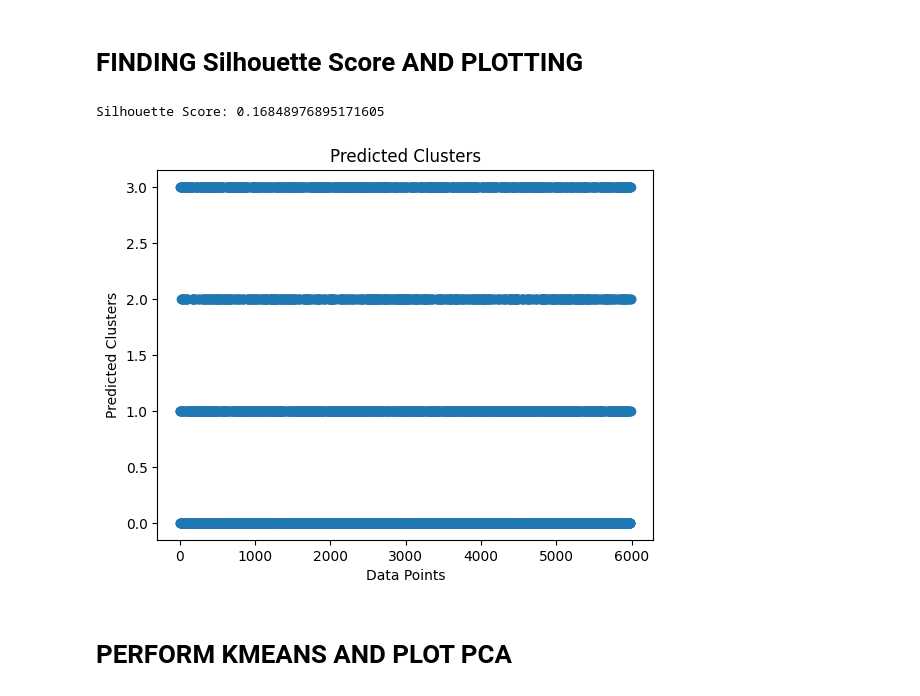
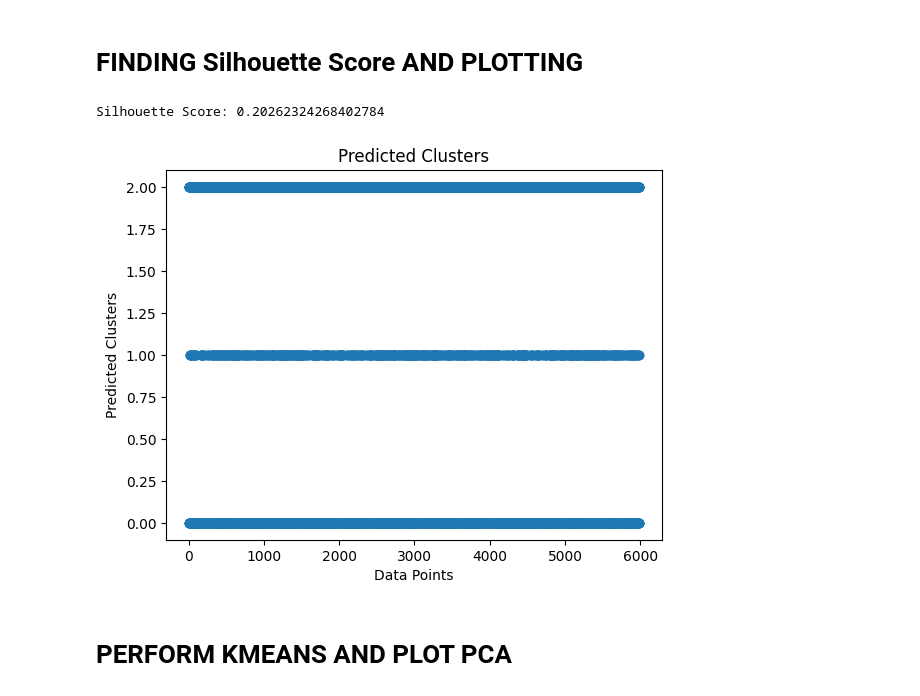
Before and after one commit to ML-Project-Team-5/Project_NetworkIDS, a Jupyter notebook: Scenario_2.ipynb, the cells around one changed output. Cells and saved outputs as stored; diff of their text form; code cells hidden in the pictures.

```diff
--- a/Scenario_2.ipynb
+++ b/Scenario_2.ipynb
@@ -104,36 +104,36 @@ import matplotlib.pyplot as plt
 # Drop the 'Cluster' column if it exists
 data_for_scaling = data.drop('Cluster', axis=1, errors='ignore')
 
 # Step 4: Data Preprocessing
 scaler = StandardScaler()
 scaled_data = scaler.fit_transform(data_for_scaling)
 
 # Manually set the optimal number of clusters based on the elbow method
-your_optimal_k = 4
+your_optimal_k = 3
 
 # Fit K-Means model to the training data
 kmeans = KMeans(n_clusters=your_optimal_k, init='k-means++', max_iter=300, n_init=10, random_state=2)
 kmeans.fit(scaled_data)
 
 # Assuming your test data has the same features as the training data
 scaled_test_data = scaler.transform(data_for_scaling)
 
 # Predict the clusters for the test data
 test_cluster_labels = kmeans.predict(scaled_test_data)
 
 # Silhouette Score for clustering evaluation
 silhouette_avg = silhouette_score(scaled_test_data, test_cluster_labels)
 print(f"Silhouette Score: {silhouette_avg}")
 
 # Plotting predicted clusters
 plt.scatter(range(len(test_cluster_labels)), test_cluster_labels, cmap='viridis', marker='o')
 plt.xlabel('Data Points')
 plt.ylabel('Predicted Clusters')
 plt.title('Predicted Clusters')
 plt.show()
 # %% [output]
-Silhouette Score: 0.16848976895171605
+Silhouette Score: 0.20262324268402784
-[figure, old version]
+[figure, new version]
 # %% [markdown]
 # PERFORM KMEANS AND PLOT PCA
 # %%
```
Also changed, not shown: parts of 9 cells of this notebook, 1 other file.
